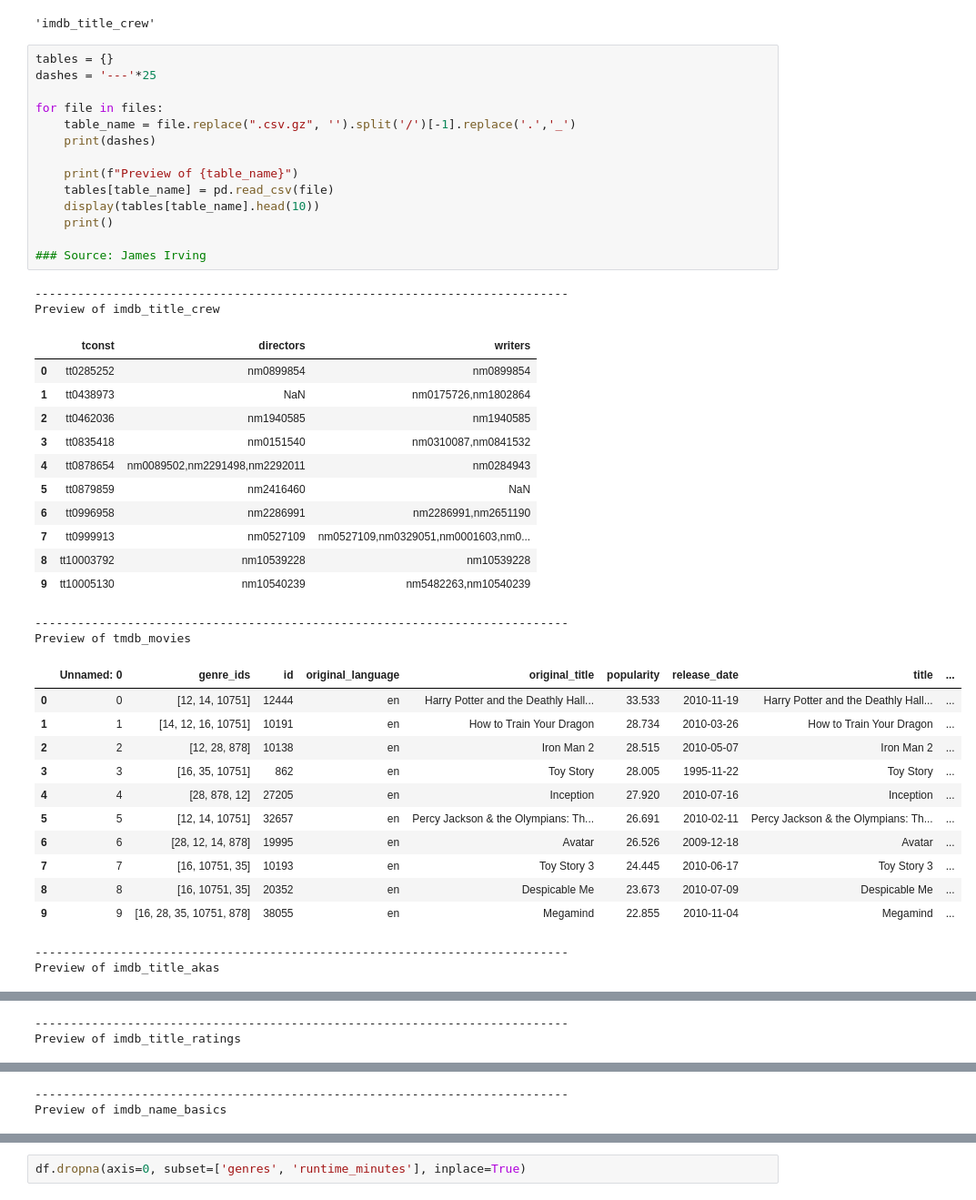
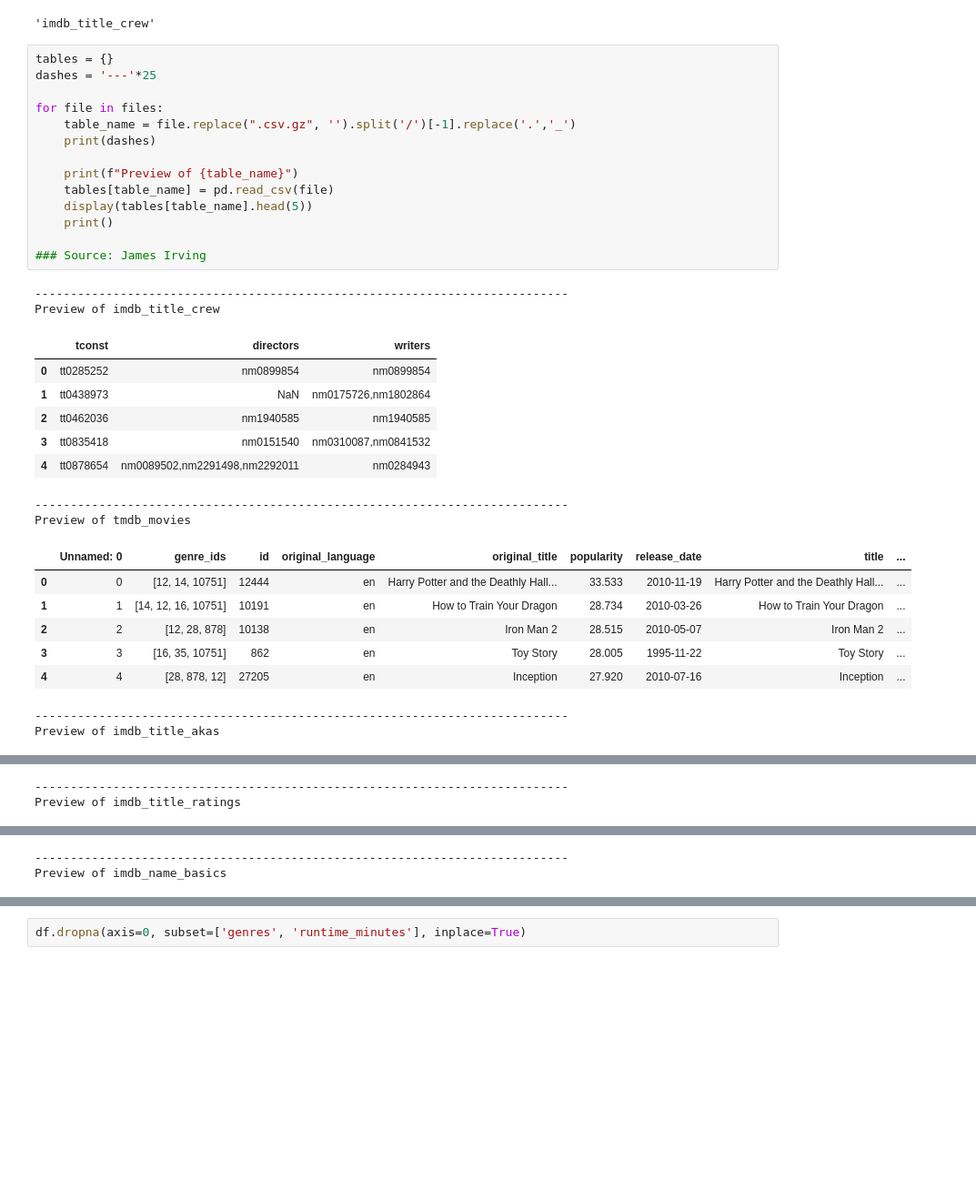
Before and after one commit to jmaffucci/dsc-phase-1-project, a Jupyter notebook: student-Copy1.ipynb, the cells around one changed output, grey strips where cells are left out. Shown at 91% size. Saved outputs shown, nothing was run; the diff lists cells and outputs as text; blank space fills up the shorter version.

```diff
--- a/student-Copy1.ipynb
+++ b/student-Copy1.ipynb
@@ -33,44 +41,34 @@ files[0].replace(".csv.gz", '').split('/')[-1].replace('.','_')
 # %%
 tables = {}
 dashes = '---'*25
 
 for file in files:
     table_name = file.replace(".csv.gz", '').split('/')[-1].replace('.','_')
     print(dashes)
 
     print(f"Preview of {table_name}")
     tables[table_name] = pd.read_csv(file)
-    display(tables[table_name].head(10))
+    display(tables[table_name].head(5))
     print()
 
 ### Source: James Irving
 # %% [output]
 ---------------------------------------------------------------------------
 Preview of imdb_title_crew
 |  | tconst | directors | writers |
 | 0 | tt0285252 | nm0899854 | nm0899854 |
 | 1 | tt0438973 | NaN | nm0175726,nm1802864 |
 | 2 | tt0462036 | nm1940585 | nm1940585 |
 | 3 | tt0835418 | nm0151540 | nm0310087,nm0841532 |
 | 4 | tt0878654 | nm0089502,nm2291498,nm2292011 | nm0284943 |
-| 5 | tt0879859 | nm2416460 | NaN |
-| 6 | tt0996958 | nm2286991 | nm2286991,nm2651190 |
-| 7 | tt0999913 | nm0527109 | nm0527109,nm0329051,nm0001603,nm0... |
-| 8 | tt10003792 | nm10539228 | nm10539228 |
-| 9 | tt10005130 | nm10540239 | nm5482263,nm10540239 |
 ---------------------------------------------------------------------------
 Preview of tmdb_movies
 |  | Unnamed: 0 | genre_ids | id | original_language | original_title | popularity | release_date | title | ... |
 | 0 | 0 | [12, 14, 10751] | 12444 | en | Harry Potter and the Deathly Hall... | 33.533 | 2010-11-19 | Harry Potter and the Deathly Hall... | ... |
 | 1 | 1 | [14, 12, 16, 10751] | 10191 | en | How to Train Your Dragon | 28.734 | 2010-03-26 | How to Train Your Dragon | ... |
 | 2 | 2 | [12, 28, 878] | 10138 | en | Iron Man 2 | 28.515 | 2010-05-07 | Iron Man 2 | ... |
 | 3 | 3 | [16, 35, 10751] | 862 | en | Toy Story | 28.005 | 1995-11-22 | Toy Story | ... |
 | 4 | 4 | [28, 878, 12] | 27205 | en | Inception | 27.920 | 2010-07-16 | Inception | ... |
-| 5 | 5 | [12, 14, 10751] | 32657 | en | Percy Jackson & the Olympians: Th... | 26.691 | 2010-02-11 | Percy Jackson & the Olympians: Th... | ... |
-| 6 | 6 | [28, 12, 14, 878] | 19995 | en | Avatar | 26.526 | 2009-12-18 | Avatar | ... |
-| 7 | 7 | [16, 10751, 35] | 10193 | en | Toy Story 3 | 24.445 | 2010-06-17 | Toy Story 3 | ... |
-| 8 | 8 | [16, 10751, 35] | 20352 | en | Despicable Me | 23.673 | 2010-07-09 | Despicable Me | ... |
-| 9 | 9 | [16, 28, 35, 10751, 878] | 38055 | en | Megamind | 22.855 | 2010-11-04 | Megamind | ... |
 ---------------------------------------------------------------------------
 Preview of imdb_title_akas
 |  | title_id | ordering | title | region | language | types | attributes | is_original_title |
```
Also changed, not shown: parts of 28 cells of this notebook, 1 other file.
